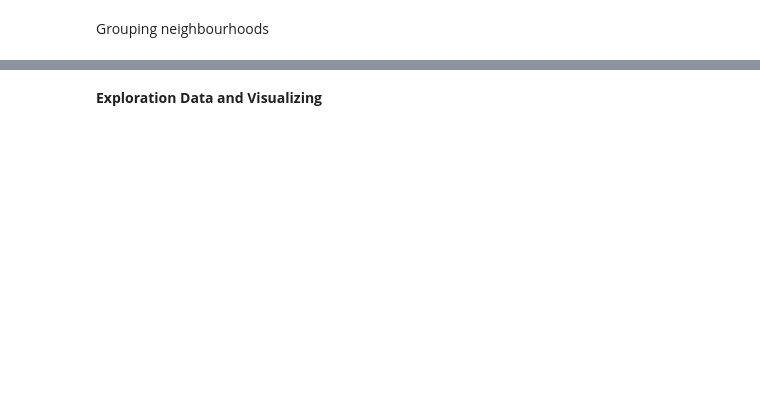
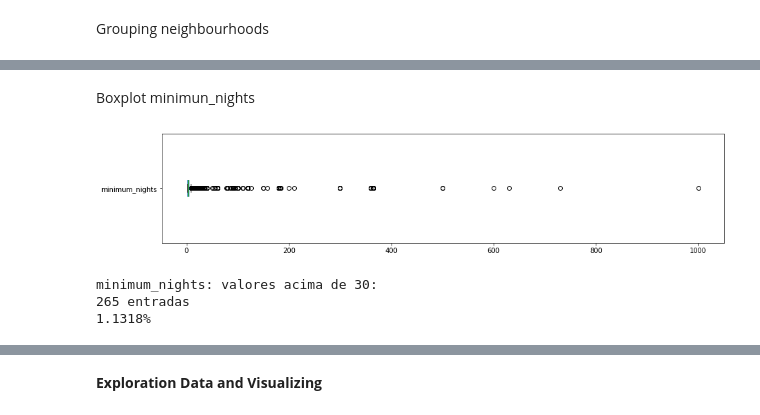
Before and after one commit to vinidias/Analyzing_Aibnb_Data_Rio, a Jupyter notebook: EDA_RJ_Airbnb.ipynb, the cells around one changed output, grey strips where cells are left out. Drawn from its saved outputs; the diff is of its cells as text; code cells hidden in the pictures; blank space fills up the shorter version.

```diff
--- a/EDA_RJ_Airbnb.ipynb
+++ b/EDA_RJ_Airbnb.ipynb
@@ -249,0 +290,14 @@ print(rj_df)
+# %% [markdown]
+Boxplot minimun_nights
+# %%
+rj_df.minimum_nights.plot(kind='box', vert=False, figsize=(15, 3))
+plt.show()
+
+print("minimum_nights: greather than 30:")
+print("{} entradas".format(len(rj_df[rj_df.minimum_nights > 30])))
+print("{:.4f}%".format((len(rj_df[rj_df.minimum_nights > 30]) / rj_df.shape[0])*100))
+# %% [output]
+[figure, added]
+minimum_nights: valores acima de 30:
+265 entradas
+1.1318%
```
Also changed, not shown: parts of 54 cells of this notebook.
